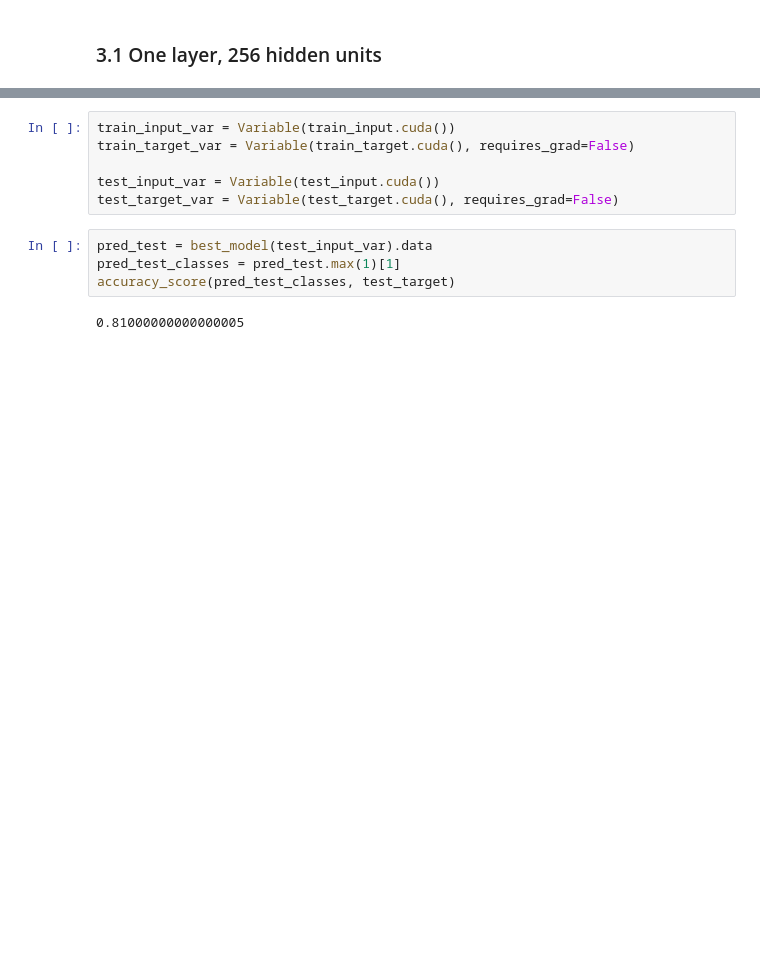
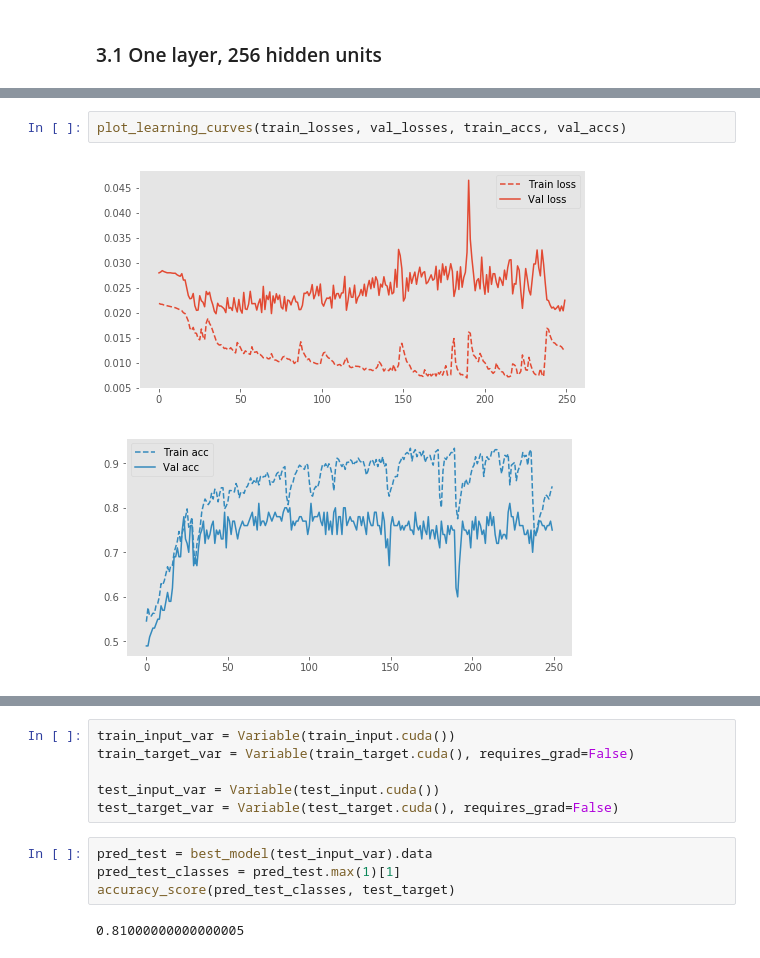
Before and after one commit to roman-bachmann/EEG-Finger-Predictor, a Jupyter notebook: LSTM.ipynb, the cells around one changed output, grey strips where cells are left out. Saved outputs shown, nothing was run; the diff lists cells and outputs as text; blank space fills up the shorter version.

```diff
--- a/LSTM.ipynb
+++ b/LSTM.ipynb
@@ -227,0 +303,5 @@ plot_learning_curves(train_losses, val_losses, train_accs, val_accs)
+# %%
+plot_learning_curves(train_losses, val_losses, train_accs, val_accs)
+# %% [output]
+[figure, added]
+[figure, added]
```
Also changed, not shown: parts of 18 cells of this notebook, 4 other files.
